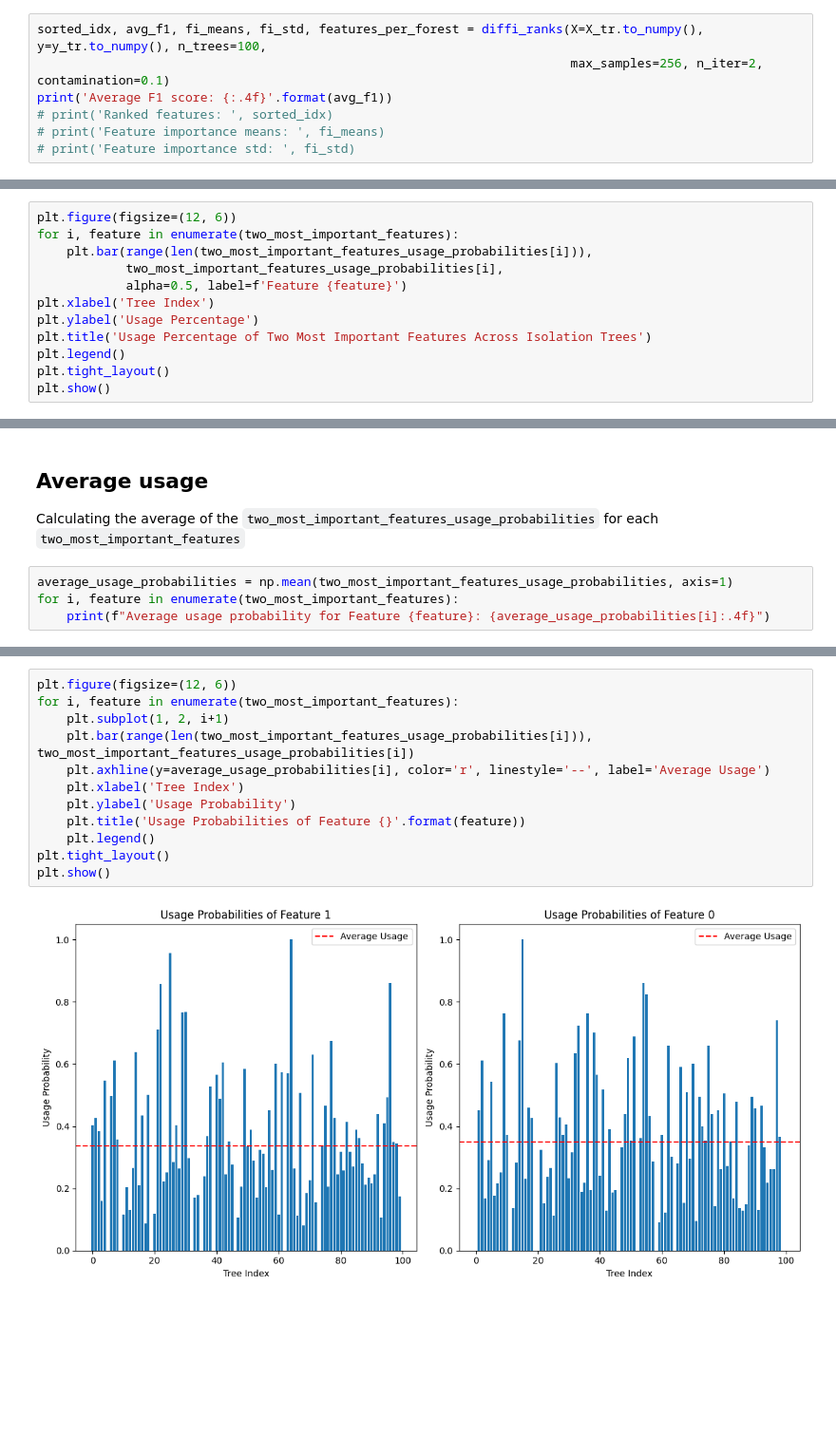
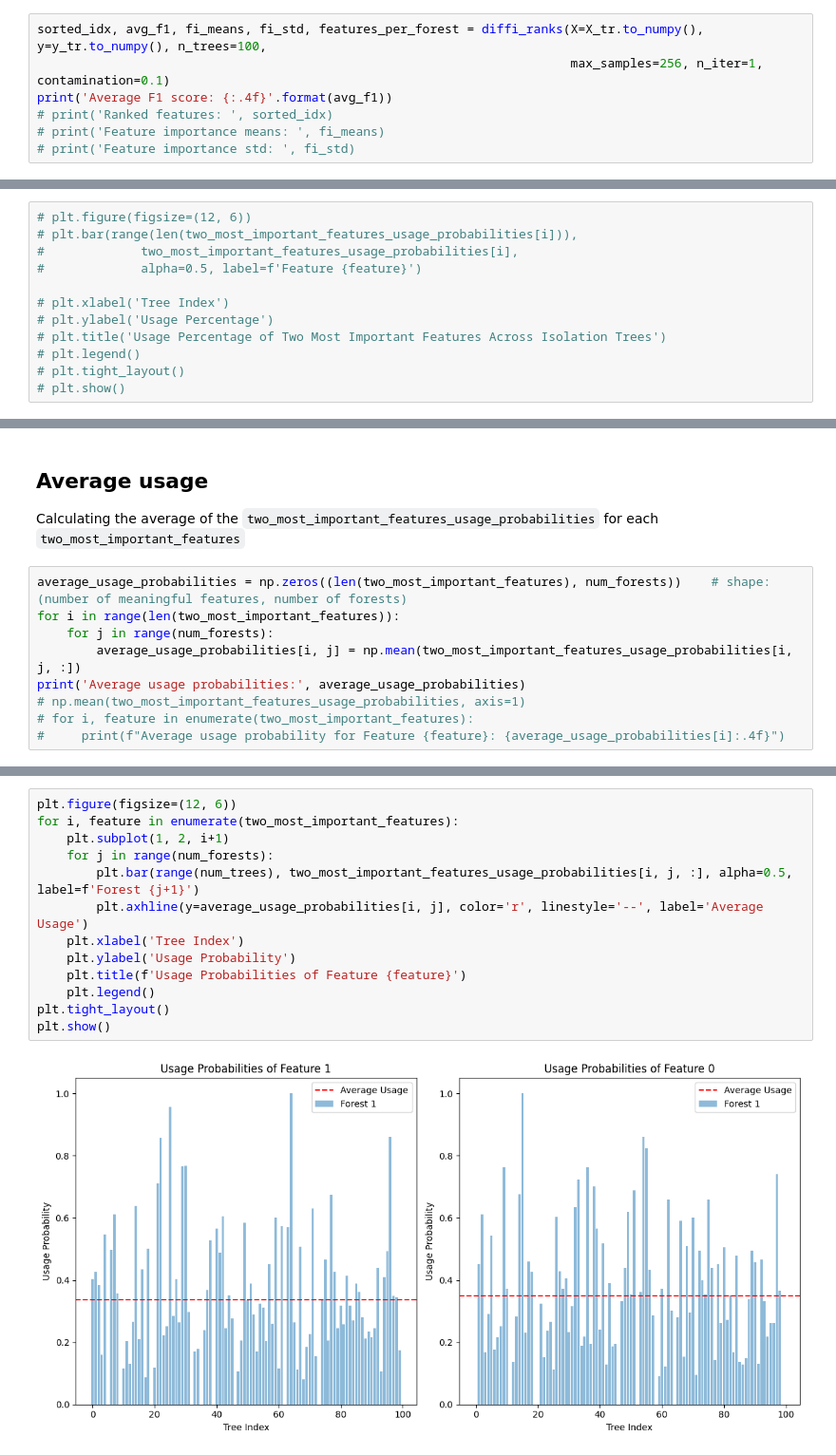
Before and after one commit to SansonSebastiano/Master-Thesis, a Jupyter notebook: important_features_usage.ipynb, the cells around one changed output, grey strips where cells are left out. Shown: that part at 95% size. Drawn from its saved outputs; the diff is of its cells as text; blank space fills up the shorter version.

```diff
--- a/important_features_usage.ipynb
+++ b/important_features_usage.ipynb
@@ -58,7 +58,7 @@ Detected anomalies: 50 out of 100
 Printing the features rank computed by global DIFFI.
 # %%
 sorted_idx, avg_f1, fi_means, fi_std, features_per_forest = diffi_ranks(X=X_tr.to_numpy(), y=y_tr.to_numpy(), n_trees=100,
-                                                                        max_samples=256, n_iter=2, contamination=0.1)
+                                                                        max_samples=256, n_iter=1, contamination=0.1)
 print('Average F1 score: {:.4f}'.format(avg_f1))
 # print('Ranked features: ', sorted_idx)
 # print('Feature importance means: ', fi_means)
@@ -210,12 +248,12 @@ Plotting the usage probabilities of `two_most_important_features` across isolati
 # %%
-plt.figure(figsize=(12, 6))
-for i, feature in enumerate(two_most_important_features):
-    plt.bar(range(len(two_most_important_features_usage_probabilities[i])),
-            two_most_important_features_usage_probabilities[i],
-            alpha=0.5, label=f'Feature {feature}')
-plt.xlabel('Tree Index')
-plt.ylabel('Usage Percentage')
-plt.title('Usage Percentage of Two Most Important Features Across Isolation Trees')
-plt.legend()
-plt.tight_layout()
-plt.show()
+# plt.figure(figsize=(12, 6))
+# plt.bar(range(len(two_most_important_features_usage_probabilities[i])),
+#             two_most_important_features_usage_probabilities[i],
+#             alpha=0.5, label=f'Feature {feature}')
+
+# plt.xlabel('Tree Index')
+# plt.ylabel('Usage Percentage')
+# plt.title('Usage Percentage of Two Most Important Features Across Isolation Trees')
+# plt.legend()
+# plt.tight_layout()
+# plt.show()
@@ -226,7 +262,12 @@ plt.show()
 
 Calculating the average of the `two_most_important_features_usage_probabilities` for each `two_most_important_features`
 # %%
-average_usage_probabilities = np.mean(two_most_important_features_usage_probabilities, axis=1)
-for i, feature in enumerate(two_most_important_features):
-    print(f"Average usage probability for Feature {feature}: {average_usage_probabilities[i]:.4f}")
+average_usage_probabilities = np.zeros((len(two_most_important_features), num_forests))    # shape: (number of meaningful features, number of forests)
+for i in range(len(two_most_important_features)):
+    for j in range(num_forests):
+        average_usage_probabilities[i, j] = np.mean(two_most_important_features_usage_probabilities[i, j, :])
+print('Average usage probabilities:', average_usage_probabilities)
+# np.mean(two_most_important_features_usage_probabilities, axis=1)
+# for i, feature in enumerate(two_most_important_features):
+#     print(f"Average usage probability for Feature {feature}: {average_usage_probabilities[i]:.4f}")
 # %% [output]
@@ -235,14 +276,15 @@ Average usage probability for Feature 0: 0.3488
 # %%
 plt.figure(figsize=(12, 6))
 for i, feature in enumerate(two_most_important_features):
     plt.subplot(1, 2, i+1)
-    plt.bar(range(len(two_most_important_features_usage_probabilities[i])), two_most_important_features_usage_probabilities[i])
-    plt.axhline(y=average_usage_probabilities[i], color='r', linestyle='--', label='Average Usage')
+    for j in range(num_forests):
+        plt.bar(range(num_trees), two_most_important_features_usage_probabilities[i, j, :], alpha=0.5, label=f'Forest {j+1}')
+        plt.axhline(y=average_usage_probabilities[i, j], color='r', linestyle='--', label='Average Usage')
     plt.xlabel('Tree Index')
     plt.ylabel('Usage Probability')
-    plt.title('Usage Probabilities of Feature {}'.format(feature))
+    plt.title(f'Usage Probabilities of Feature {feature}')
     plt.legend()
 plt.tight_layout()
 plt.show()
 # %% [output]
-[figure, old version]
+[figure, new version]
```
Also changed, not shown: parts of 15 cells of this notebook.
